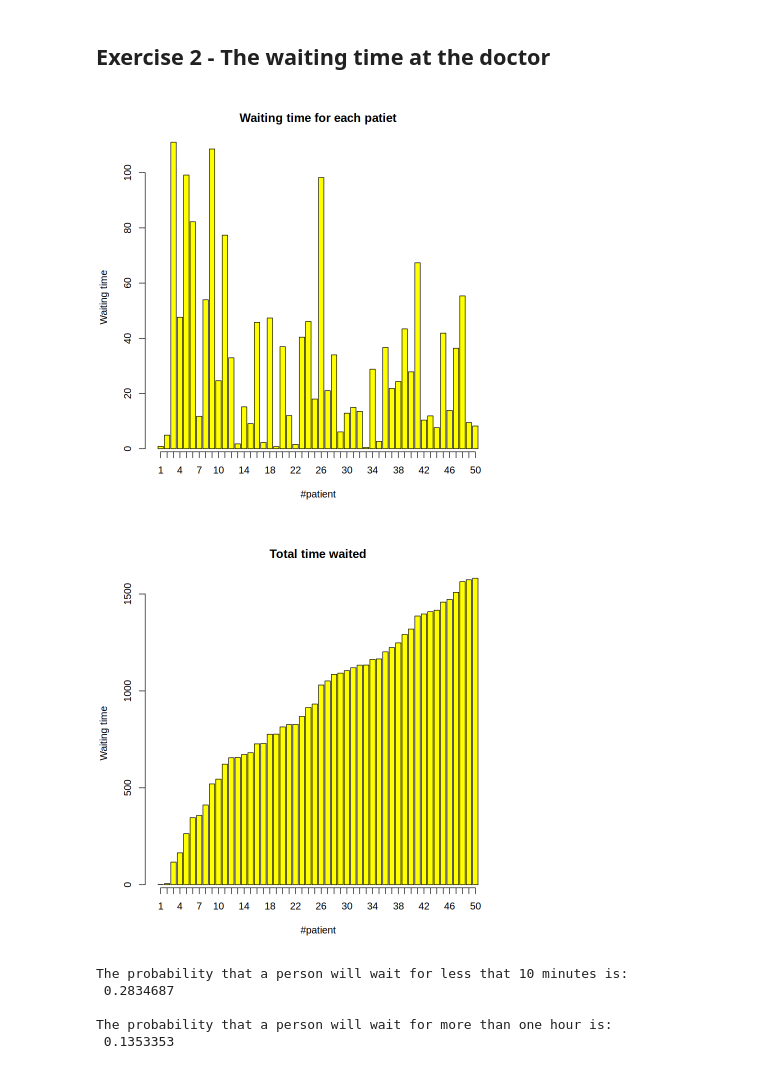
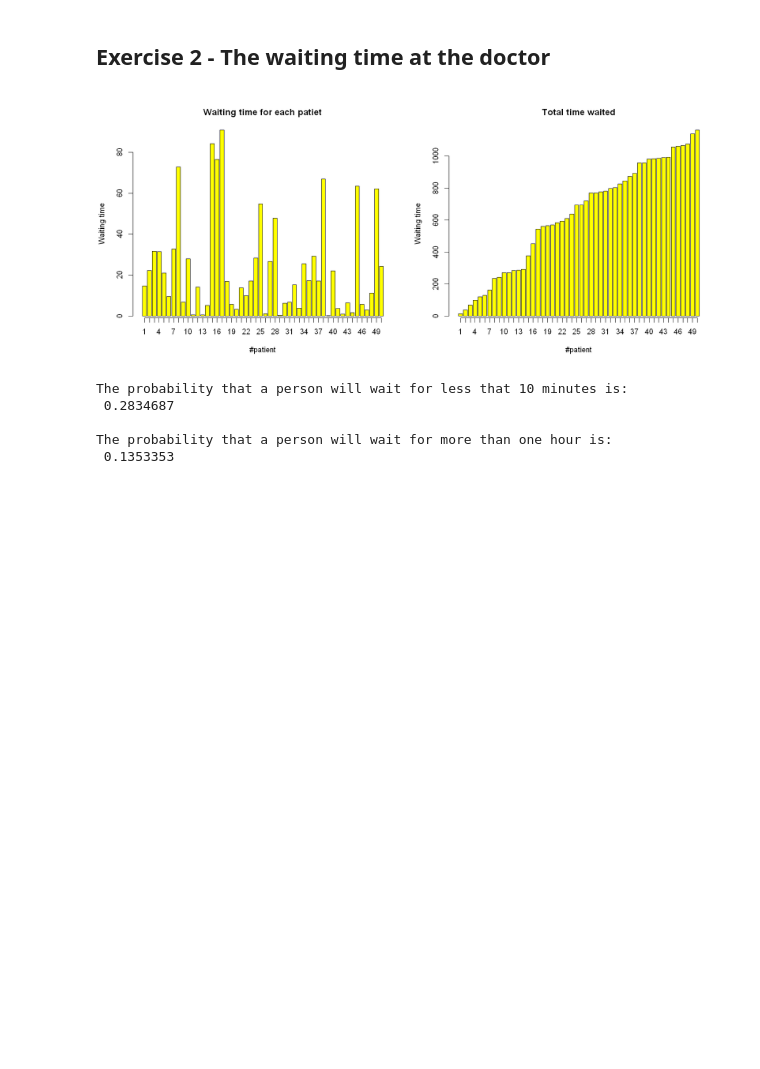
Before and after one commit to aidinattar/AS4PA, a Jupyter notebook: Exercise_2/Attar_Aidin__Exercise2.ipynb, the cells around one changed output. Saved outputs shown, nothing was run; the diff lists cells and outputs as text; code cells hidden in the pictures; blank space fills up the shorter version.

Commit message:
minor changes in plots

```diff
--- a/Exercise_2/Attar_Aidin__Exercise2.ipynb
+++ b/Exercise_2/Attar_Aidin__Exercise2.ipynb
@@ -40,23 +40,26 @@ Var(x):  0.028
 # %%
 waiting_time <- 30 # minutes
 rate         <- 1 / 30
 people       <- 50
 
 x <- 1:people
 
 # random generation based on exponential distribution
 distr <- rexp(x, rate)
 
+# layout of the plot
+par(mfrow = c(1,2))
+options(repr.plot.width = 14, repr.plot.height = 6)
+
 # plot of the waiting time simulated
 wt <- barplot(distr,col="yellow", main="Waiting time for each patiet", xlab="#patient", ylab="Waiting time")
 axis(1,at=wt,labels = x)
 
 # plot of the total time in which the doctor worked
 cwt <- barplot(cumsum(distr),col="yellow",main="Total time waited", xlab="#patient", ylab="Waiting time")
 axis(1,at=cwt,labels = x)
 # %% [output]
-[figure, old version]
+[figure, new version]
-[figure, removed]
 # %%
 # cumulative probability till 10 minutes
 cat("The probability that a person will wait for less that 10 minutes is: \n",pexp(10, rate), "\n\n")
```
Also changed, not shown: parts of 6 cells of this notebook.
